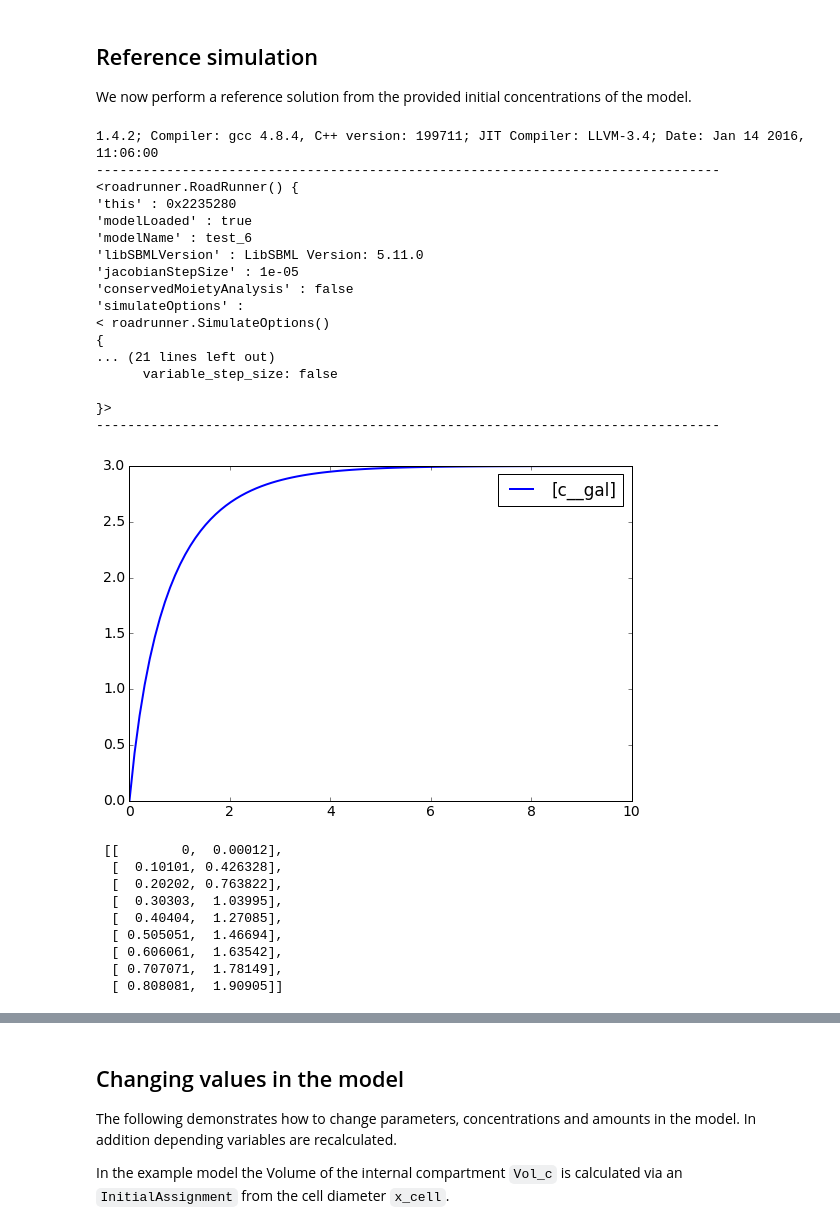
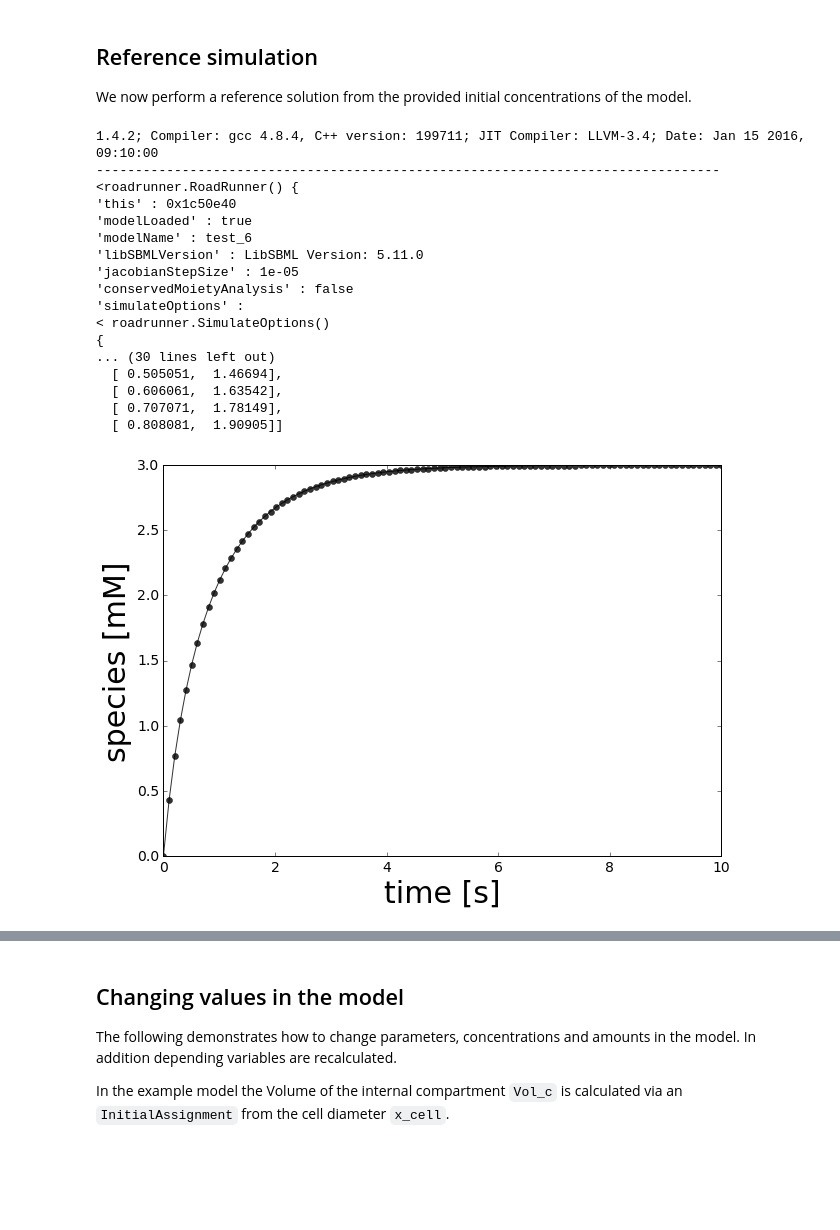
Before and after one commit to jingyayeah/multiscale-galactose, a Jupyter notebook: python/multiscalepy/multiscale/examples/notebook/test_simulation_strategies.ipynb, the cells around one changed output, grey strips where cells are left out. Cells and saved outputs as stored; diff of their text form; code cells hidden in the pictures; blank space fills up the shorter version.

```diff
--- a/python/multiscalepy/multiscale/examples/notebook/test_simulation_strategies.ipynb
+++ b/python/multiscalepy/multiscale/examples/notebook/test_simulation_strategies.ipynb
@@ -71,48 +71,53 @@ r = roadrunner.RoadRunner(test_sbml)
 
 # settings
 absTol = 1E-6
 relTol = 1E-6
 absTol = absTol * min(r.model.getCompartmentVolumes())  # absTol relative to the amounts
 integrator = r.getIntegrator()
 integrator.setValue('stiff', True)
 integrator.setValue('absolute_tolerance', absTol)
 integrator.setValue('relative_tolerance', relTol)
 
 # integrate
 s = r.simulate(0,10, 100)
 print('-'*80)
 print(r)
 print('-'*80)
 
+
+# plot the results
+def plot_results(results):
+    import matplotlib.pylab as plt
+    plt_fontsize = 30
+    plt.figure(figsize=(10, 7))
+    for s in results:
+        plt.plot(s[:,0], s[:,1:], 'o-', color='black', alpha=0.8)
+        # print('tend:', s[-1,0])
+
+    plt.xlabel('time [s]', fontsize=plt_fontsize)
+    plt.ylabel('species [mM]', fontsize=plt_fontsize)
+
 # plot
-r.plot()
+# r.plot()
+plot_results([s])
 # print first 10 timepoints of result
 print(s[0:9, :])
 # %% [output]
-1.4.2; Compiler: gcc 4.8.4, C++ version: 199711; JIT Compiler: LLVM-3.4; Date: Jan 14 2016, 11:06:00
+1.4.2; Compiler: gcc 4.8.4, C++ version: 199711; JIT Compiler: LLVM-3.4; Date: Jan 15 2016, 09:10:00
 --------------------------------------------------------------------------------
 <roadrunner.RoadRunner() {
-'this' : 0x2235280
+'this' : 0x1c50e40
 'modelLoaded' : true
 'modelName' : test_6
 'libSBMLVersion' : LibSBML Version: 5.11.0
 'jacobianStepSize' : 1e-05
 'conservedMoietyAnalysis' : false
 'simulateOptions' :
 < roadrunner.SimulateOptions()
 {
-... (21 lines left out)
-      variable_step_size: false
-
-}>
---------------------------------------------------------------------------------
+... (30 lines left out)
+  [ 0.505051,  1.46694],
+  [ 0.606061,  1.63542],
+  [ 0.707071,  1.78149],
+  [ 0.808081,  1.90905]]
-[figure, old version]
+[figure, new version]
- [[        0,  0.00012],
-  [  0.10101, 0.426328],
-  [  0.20202, 0.763822],
-  [  0.30303,  1.03995],
-  [  0.40404,  1.27085],
-  [ 0.505051,  1.46694],
-  [ 0.606061,  1.63542],
-  [ 0.707071,  1.78149],
-  [ 0.808081,  1.90905]]
```
Also changed, not shown: parts of 8 cells of this notebook, 16 other files.
